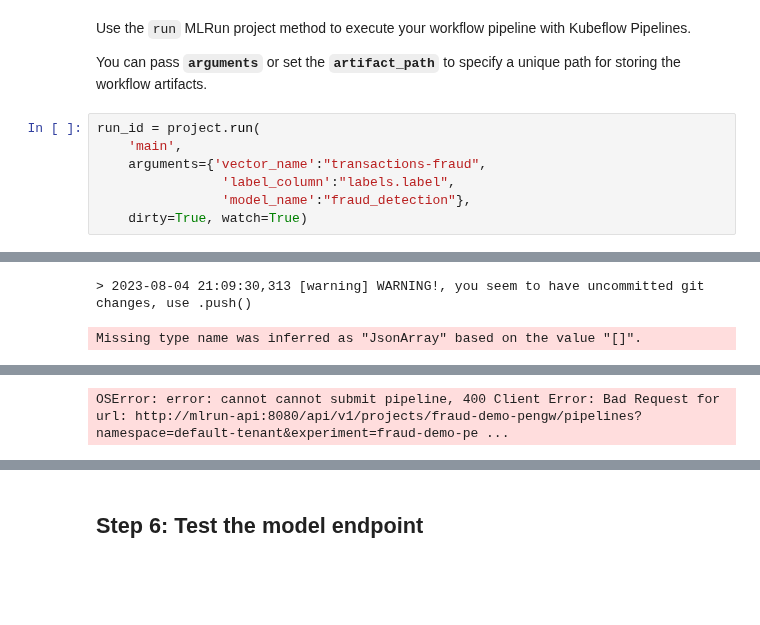
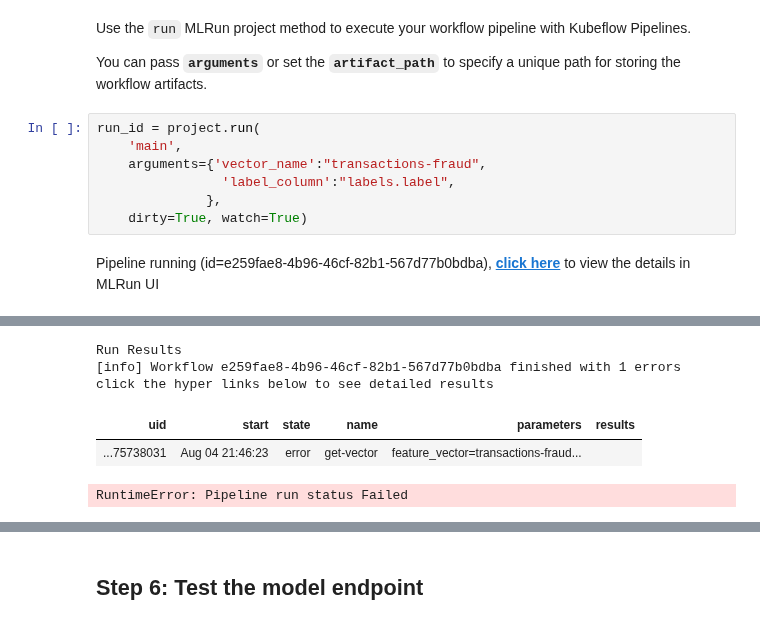
Before and after one commit to mlrun/demo-fraud, a Jupyter notebook: 4-train-test-pipeline.ipynb, the cells around one changed output, grey strips where cells are left out. Saved outputs shown, nothing was run; the diff lists cells and outputs as text; blank space fills up the shorter version.

```diff
--- a/4-train-test-pipeline.ipynb
+++ b/4-train-test-pipeline.ipynb
@@ -282,6 +282,7 @@ run_id = project.run(
     'main',
     arguments={'vector_name':"transactions-fraud",
                 'label_column':"labels.label",
-                'model_name':"fraud_detection"},
+              },
     dirty=True, watch=True)
 # %% [output]
+Pipeline running (id=e259fae8-4b96-46cf-82b1-567d77b0bdba), click here to view the details in MLRun UI
@@ -288,2 +290,6 @@ run_id = project.run(
-> 2023-08-04 21:09:30,313 [warning] WARNING!, you seem to have uncommitted git changes, use .push()
+Run Results
+[info] Workflow e259fae8-4b96-46cf-82b1-567d77b0bdba finished with 1 errors
+click the hyper links below to see detailed results
+| uid | start | state | name | parameters | results |
+| ...75738031 | Aug 04 21:46:23 | error | get-vector | feature_vector=transactions-fraud... |  |
-Missing type name was inferred as "JsonArray" based on the value "[]".
+RuntimeError: Pipeline run status Failed
@@ -291,4 +296,3 @@ Missing type name was inferred as "JsonArray" based on the value "[]".
-OSError: error: cannot cannot submit pipeline, 400 Client Error: Bad Request for url: http://mlrun-api:8080/api/v1/projects/fraud-demo-pengw/pipelines?namespace=default-tenant&experiment=fraud-demo-pe ...
 # %% [markdown]
 ![UI - WorkFlow](images/pipline-ui.png)
 # %% [markdown]
```
Also changed, not shown: parts of 3 cells of this notebook, 1 other file.
